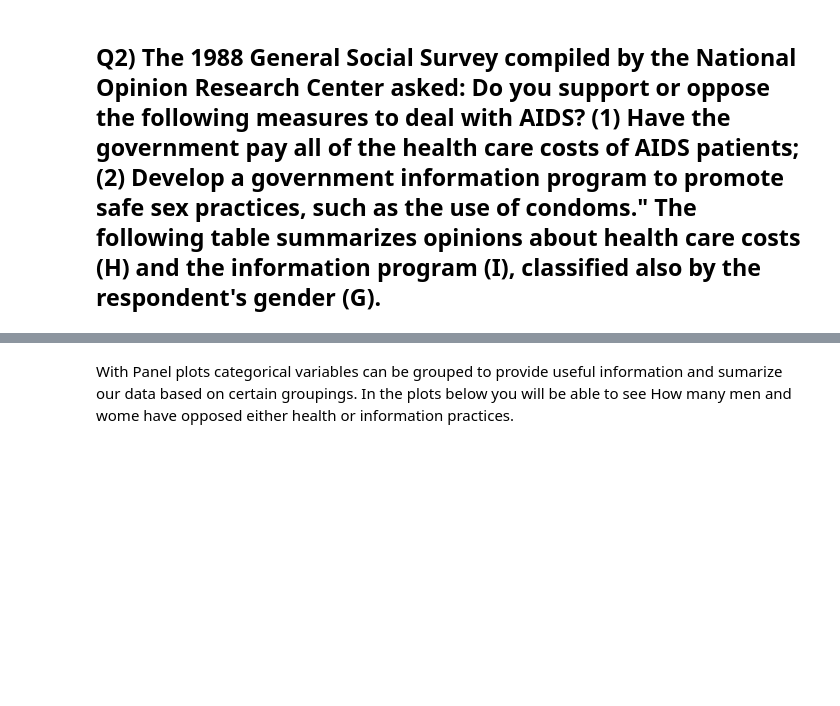
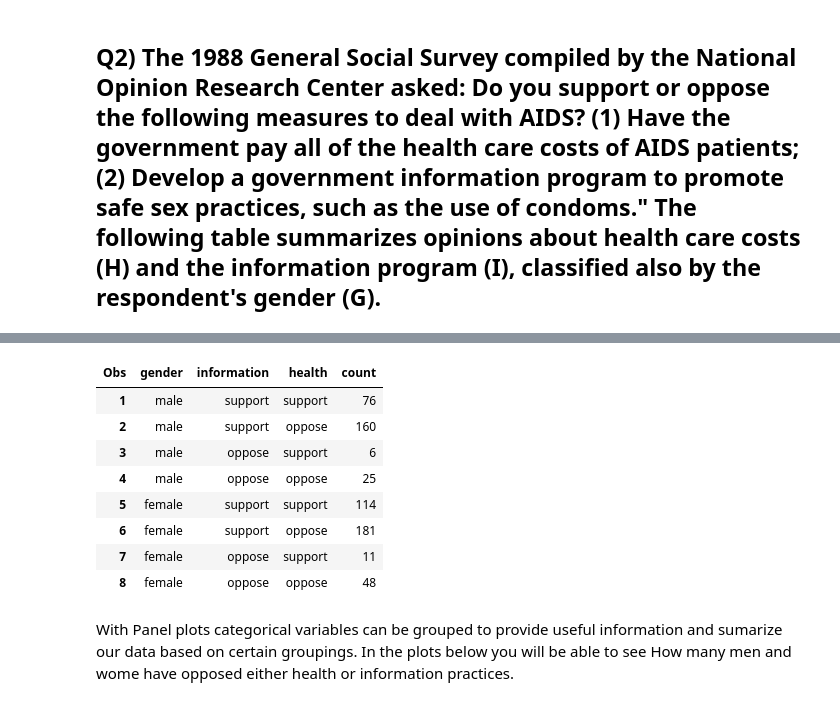
Before and after one commit to kerul31/Google_Colab_Modules, a Jupyter notebook: STAT7030_HW_Module.ipynb, the cells around one changed output, grey strips where cells are left out. Drawn from its saved outputs; the diff is of its cells as text; code cells hidden in the pictures; blank space fills up the shorter version.

```diff
--- a/STAT7030_HW_Module.ipynb
+++ b/STAT7030_HW_Module.ipynb
@@ -194,7 +192,9 @@ datalines;
 male support support 76 male support oppose 160
 male oppose support 6 male oppose oppose 25
 female support support 114 female support oppose 181
-female oppose support 11 female oppose oppose 48;
+female oppose support 11 female oppose oppose 48
 proc print data = aids;
+title 'Aids dataset';
+run;
 """)
 # %% [output]
@@ -202,3 +202,12 @@ proc print data = aids;
+| Obs | gender | information | health | count |
+| 1 | male | support | support | 76 |
+| 2 | male | support | oppose | 160 |
+| 3 | male | oppose | support | 6 |
+| 4 | male | oppose | oppose | 25 |
+| 5 | female | support | support | 114 |
+| 6 | female | support | oppose | 181 |
+| 7 | female | oppose | support | 11 |
+| 8 | female | oppose | oppose | 48 |
 # %% [markdown]
 With Panel plots categorical variables can be grouped to provide useful information and sumarize our data based on certain groupings. In the plots below you will be able to see How many men and wome have opposed either health or information practices.
 # %%
```
Also changed, not shown: parts of 22 cells of this notebook.
